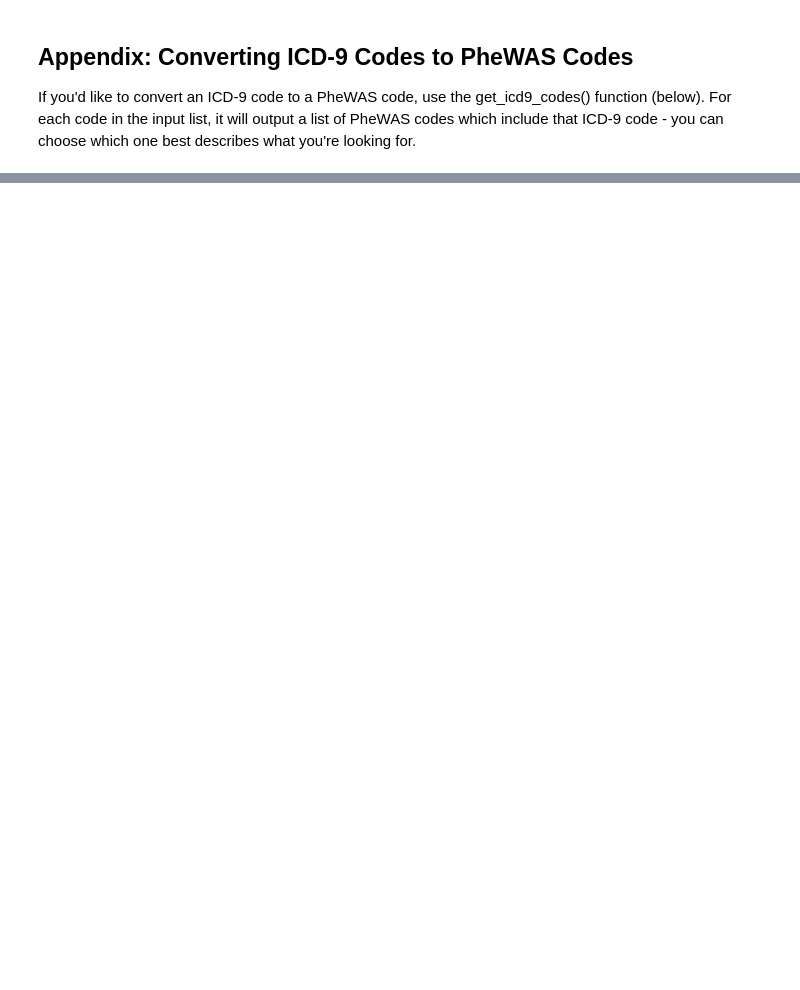
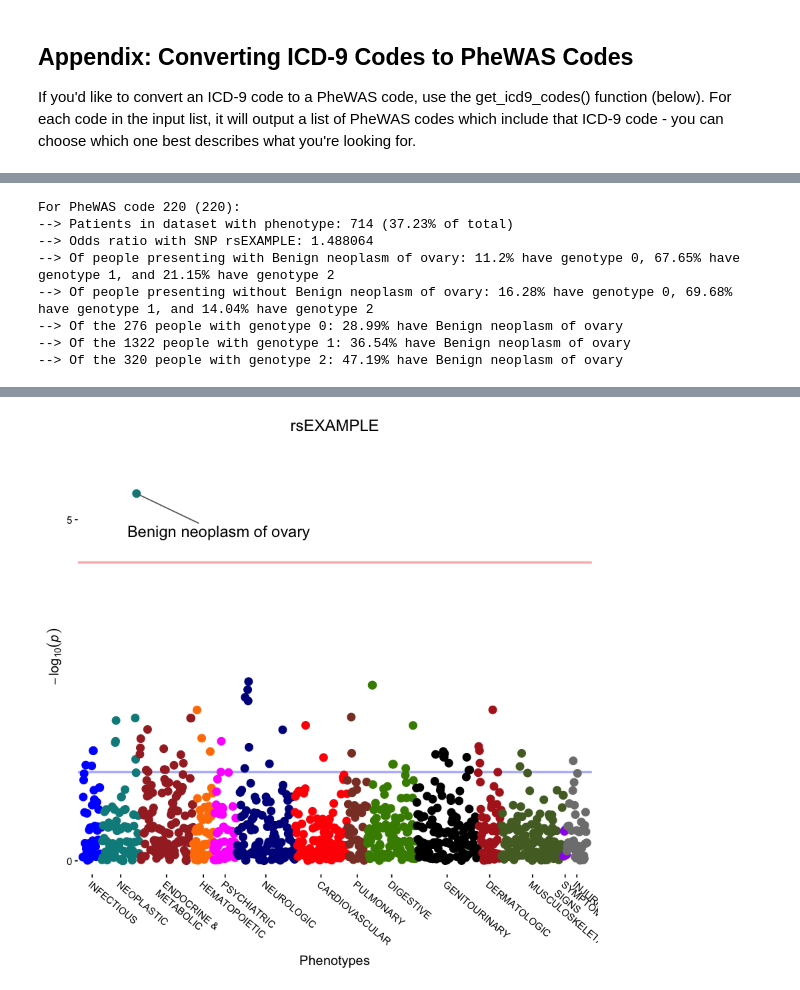
Before and after one commit to ekawaler/simplePheWAS, a Jupyter notebook: PheWAS Example.ipynb, the cells around one changed output, grey strips where cells are left out. Drawn from its saved outputs; the diff is of its cells as text; code cells hidden in the pictures; blank space fills up the shorter version.

```diff
--- a/PheWAS Example.ipynb
+++ b/PheWAS Example.ipynb
@@ -360,0 +382,3 @@ get_icd9_codes(icd9_query=c("088.81", "327"))
+# %%
+genotypes=testset3$genotypes # Extract the genotypes
+head(genotypes)
@@ -360,0 +393,3 @@ get_icd9_codes(icd9_query=c("088.81", "327"))
+# %%
+id.icd9.count=testset3$id.icd9.count # Extract the ICD-9 table
+head(id.icd9.count)
@@ -360,0 +404,3 @@ get_icd9_codes(icd9_query=c("088.81", "327"))
+# %%
+phenotypes=create_phewas_table(id.icd9.count) # Create the PheWAS table
+head(phenotypes)
@@ -360,0 +421,2 @@ get_icd9_codes(icd9_query=c("088.81", "327"))
+# %%
+results=phewas_with_bonferroni(phenotypes, genotypes) # Run the PheWAS
@@ -360,0 +438,11 @@ get_icd9_codes(icd9_query=c("088.81", "327"))
+# %%
+summarization_all(phenotypes,genotypes,results) # Output a Manhattan plot and a list summary of the results
+# %% [output]
+For PheWAS code 220 (220):
+--> Patients in dataset with phenotype: 714 (37.23% of total)
+--> Odds ratio with SNP rsEXAMPLE: 1.488064
+--> Of people presenting with Benign neoplasm of ovary: 11.2% have genotype 0, 67.65% have genotype 1, and 21.15% have genotype 2
+--> Of people presenting without Benign neoplasm of ovary: 16.28% have genotype 0, 69.68% have genotype 1, and 14.04% have genotype 2
+--> Of the 276 people with genotype 0: 28.99% have Benign neoplasm of ovary
+--> Of the 1322 people with genotype 1: 36.54% have Benign neoplasm of ovary
+--> Of the 320 people with genotype 2: 47.19% have Benign neoplasm of ovary
@@ -360,0 +451 @@ get_icd9_codes(icd9_query=c("088.81", "327"))
+[figure, added]
```
Also changed, not shown: parts of 16 cells of this notebook, 20 other files.
